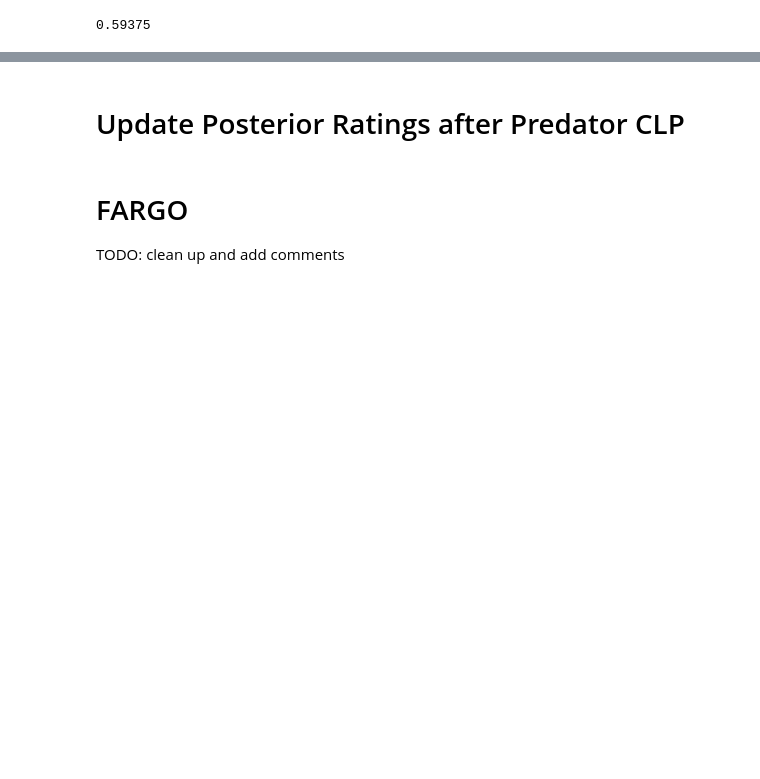
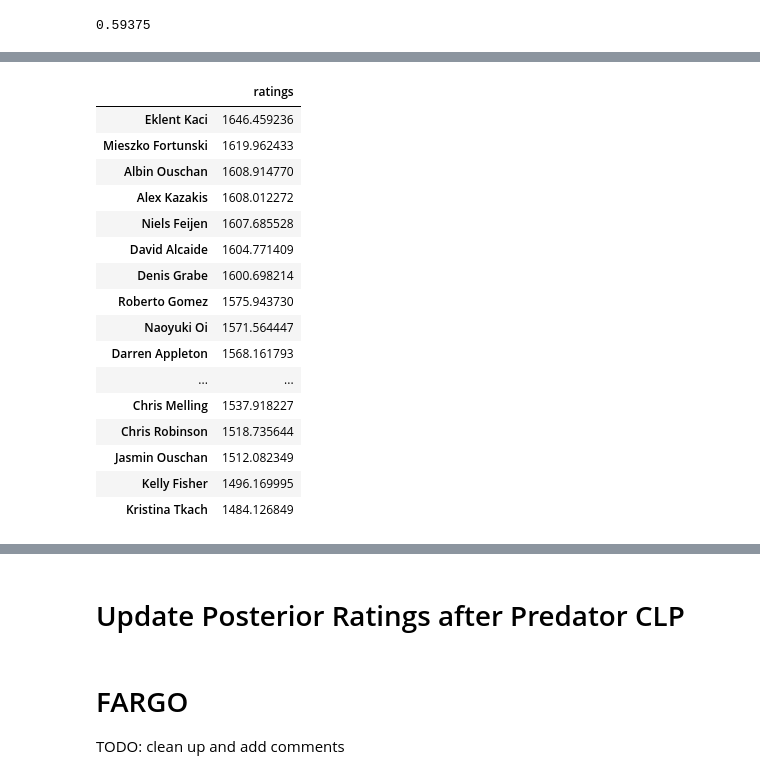
Before and after one commit to sethbilliau/SportsAnalytics, a Jupyter notebook: final/pool.ipynb, the cells around one changed output, grey strips where cells are left out. Drawn from its saved outputs; the diff is of its cells as text; code cells hidden in the pictures; blank space fills up the shorter version.

```diff
--- a/final/pool.ipynb
+++ b/final/pool.ipynb
@@ -918,0 +1018,20 @@ get_loglikelihood(val_data, val_players_ratings)
+# %%
+val_players_ratings.sort_values(by='ratings', ascending = False)
+# %% [output]
+|  | ratings |
+| Eklent Kaci | 1646.459236 |
+| Mieszko Fortunski | 1619.962433 |
+| Albin Ouschan | 1608.914770 |
+| Alex Kazakis | 1608.012272 |
+| Niels Feijen | 1607.685528 |
+| David Alcaide | 1604.771409 |
+| Denis Grabe | 1600.698214 |
+| Roberto Gomez | 1575.943730 |
+| Naoyuki Oi | 1571.564447 |
+| Darren Appleton | 1568.161793 |
+| ... | ... |
+| Chris Melling | 1537.918227 |
+| Chris Robinson | 1518.735644 |
+| Jasmin Ouschan | 1512.082349 |
+| Kelly Fisher | 1496.169995 |
+| Kristina Tkach | 1484.126849 |
```
Also changed, not shown: parts of 28 cells of this notebook, 2 other files.
